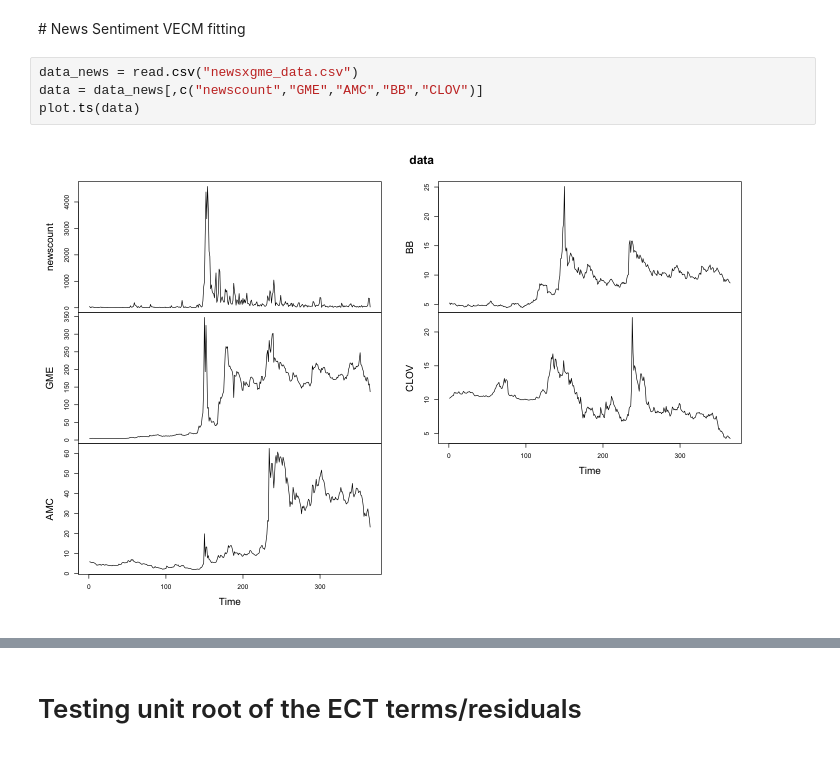
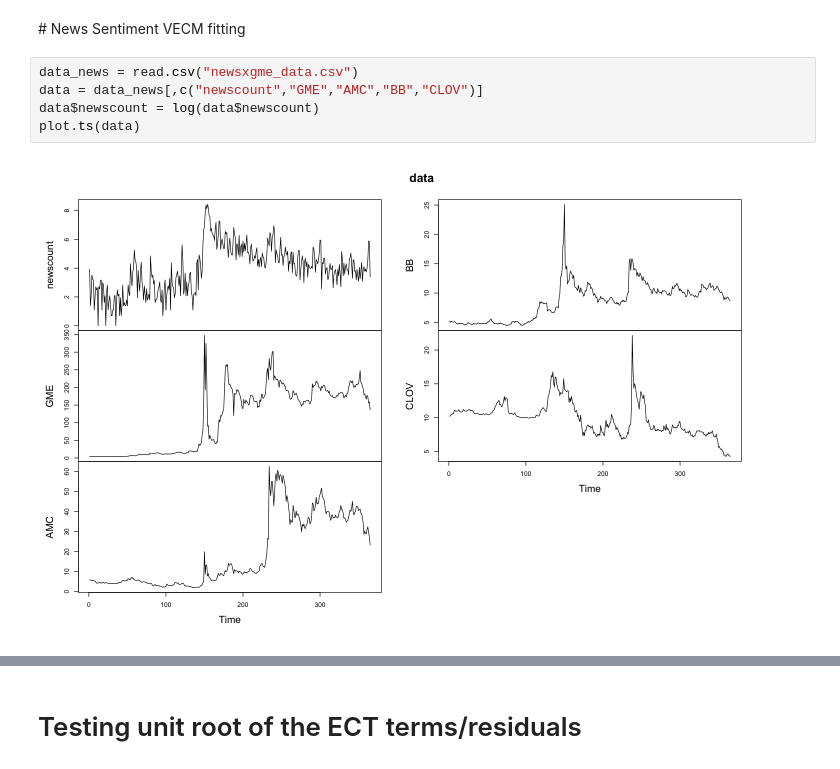
Before and after one commit to kevintrng/MasThe, a Jupyter notebook: VECM_R.ipynb, the cells around one changed output, grey strips where cells are left out. Saved outputs shown, nothing was run; the diff lists cells and outputs as text.

```diff
--- a/VECM_R.ipynb
+++ b/VECM_R.ipynb
@@ -620,9 +621,10 @@ A matrix: 8 × 1 of type dbl
 # %%
 data_news = read.csv("newsxgme_data.csv")
 data = data_news[,c("newscount","GME","AMC","BB","CLOV")]
+data$newscount = log(data$newscount)
 plot.ts(data)
 # %% [output]
-[figure, old version]
+[figure, new version]
 # %%
 for (i in colnames(data)){
     adf = ur.df(data[, i], selectlags = "BIC")
```
Also changed, not shown: parts of 7 cells of this notebook.
